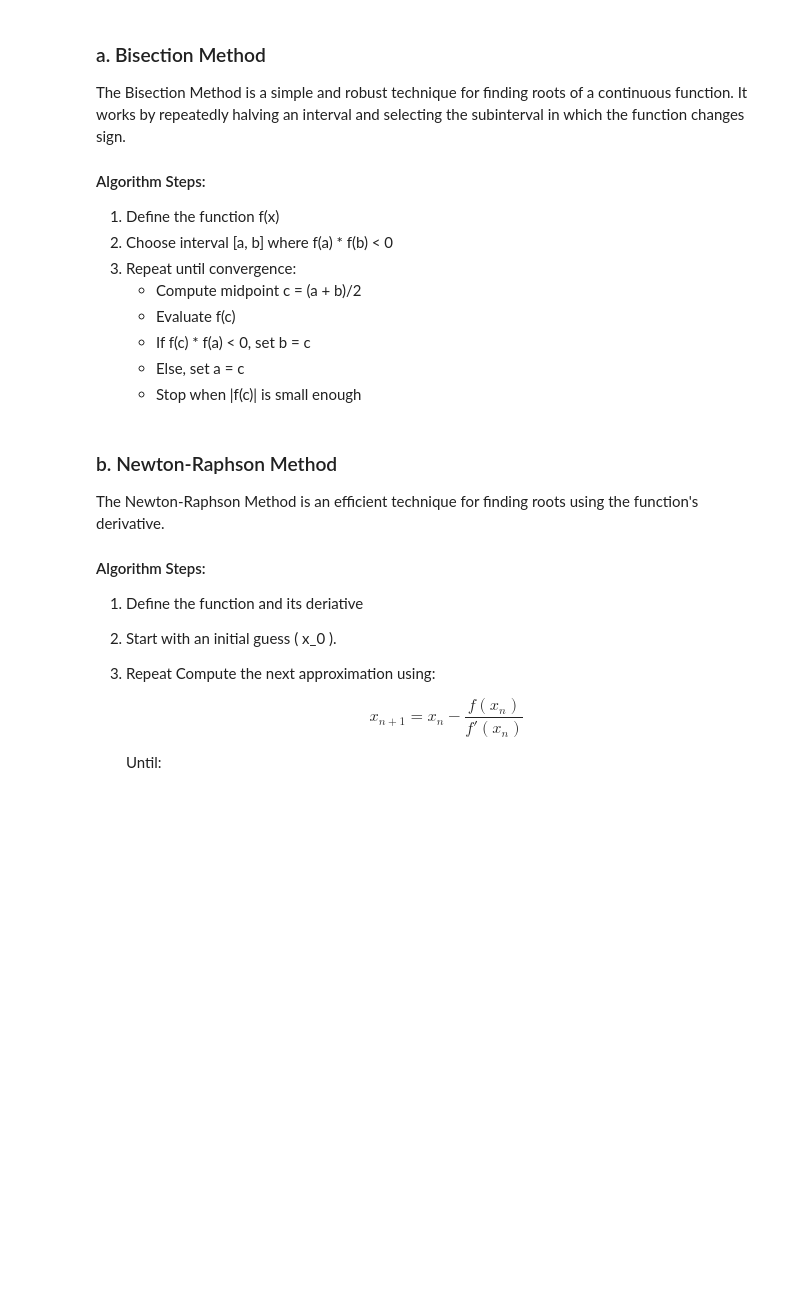
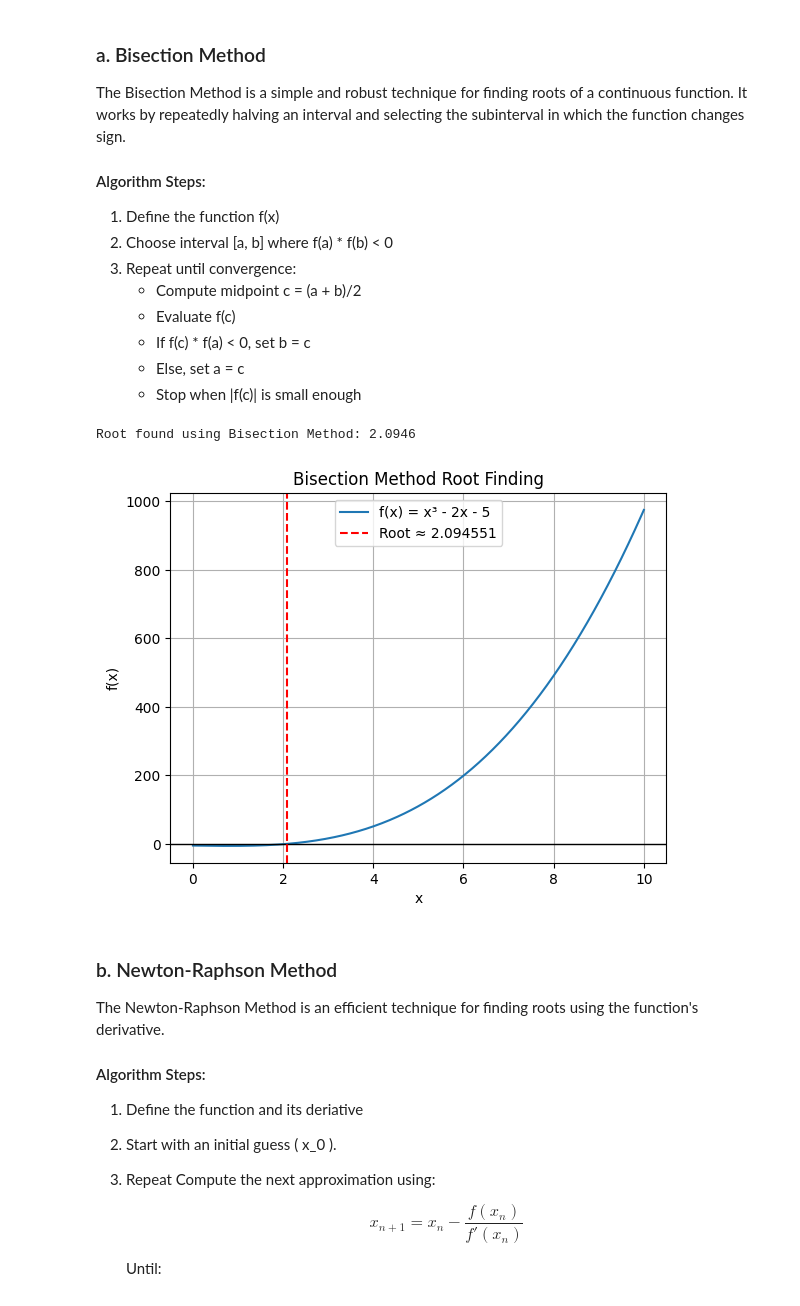
Before and after one commit to JakeC05/Engineering-Methods, a Jupyter notebook: Lecture 9 Basic_Numerical_Methods.ipynb, the cells around one changed output. Drawn from its saved outputs; the diff is of its cells as text; code cells hidden in the pictures; blank space fills up the shorter version.

```diff
--- a/Lecture 9 Basic_Numerical_Methods.ipynb
+++ b/Lecture 9 Basic_Numerical_Methods.ipynb
@@ -150,12 +150,39 @@ The Bisection Method is a simple and robust technique for finding roots of a con
    - Stop when |f(c)| is small enough
 # %%
 # Complete the Bisection Method implementation
+import numpy as np
+import matplotlib.pyplot as plt
+
 def f(x):
     return x**3 - 2*x - 5
+[a, b] = [0, 10]  # Interval where the root is suspected
 
+for iteration in range(100):
+    c = (a + b) / 2  # Midpoint
+    if f(c) == 0.0:
+        break  # Found exact root
+    elif f(a) * f(c) < 0:
+        b = c  # Root is in left subinterval
+    else:
+        a = c  # Root is in right subinterval
 
-# print("Root found using Bisection Method:", root_bisection)
-# Your code to plot the function and the root found
+print("Root found using Bisection Method:", round(c,4))
+root_bisection = c
+x = np.linspace(0, 10, 400)
+y = f(x)
+
+plt.plot(x, y, label='f(x) = x³ - 2x - 5')
+plt.axhline(0, color='black', linewidth=1)
+plt.axvline(root_bisection, color='red', linestyle='--', label=f'Root ≈ {root_bisection:.6f}')
+plt.title("Bisection Method Root Finding")
+plt.xlabel("x")
+plt.ylabel("f(x)")
+plt.legend()
+plt.grid(True)
+plt.show()
+# %% [output]
+Root found using Bisection Method: 2.0946
+[figure, added]
 # %% [markdown]
 
 ### b. Newton-Raphson Method
```
Also changed, not shown: parts of 2 cells of this notebook.
